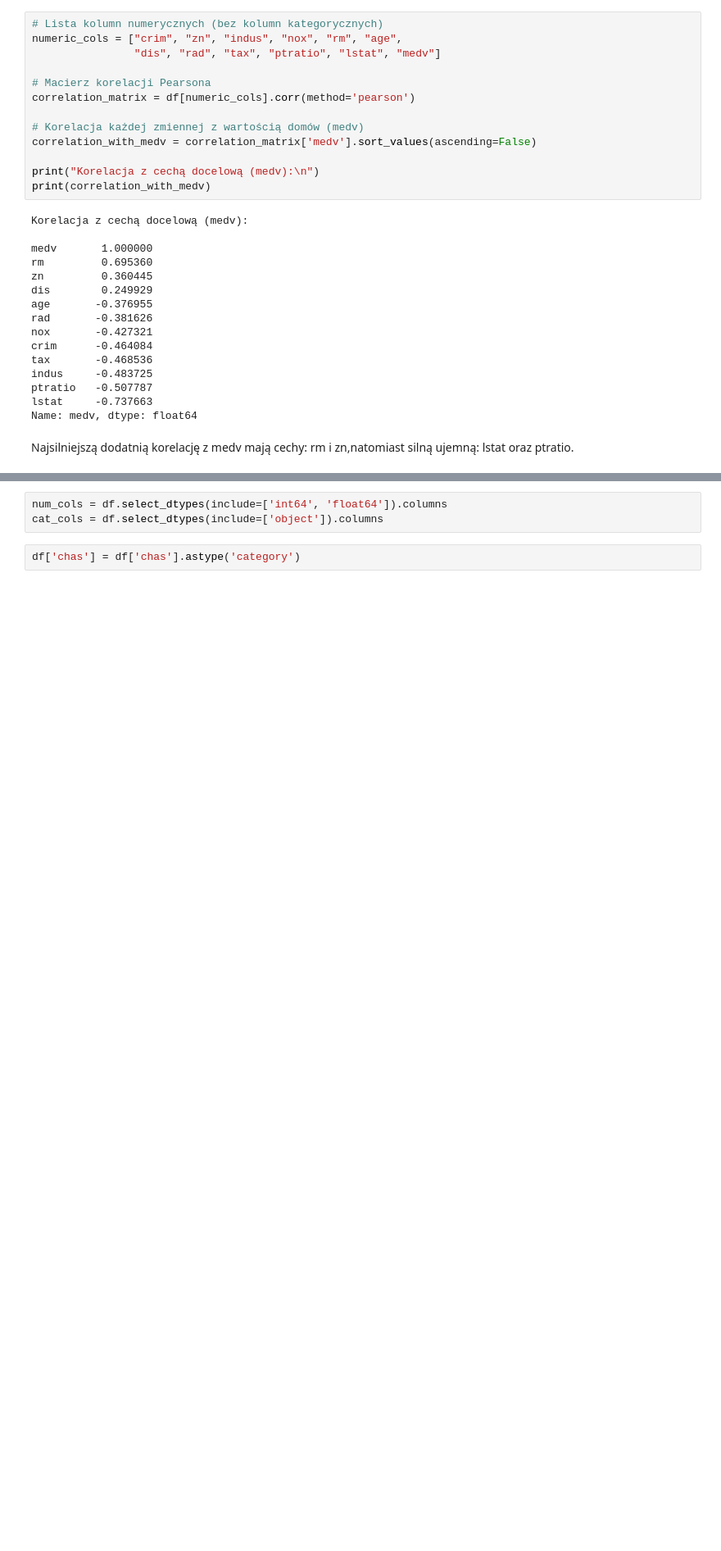
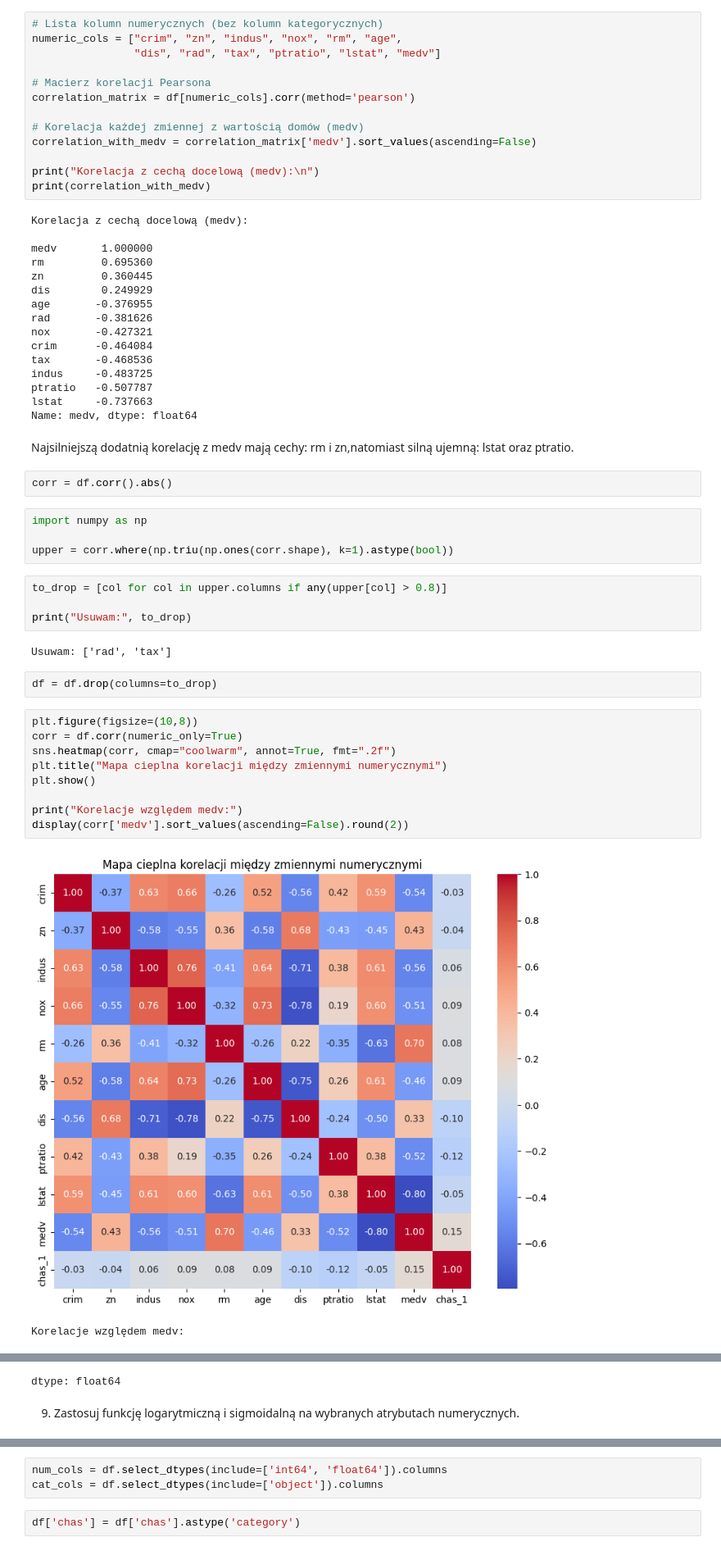
Before and after one commit to s26673/POSI_MON1, a Jupyter notebook: EWD_11_cwiczenia_4.ipynb, the cells around one changed output, grey strips where cells are left out. Shown at 82% size. Saved outputs shown, nothing was run; the diff lists cells and outputs as text; blank space fills up the shorter version.

```diff
--- a/EWD_11_cwiczenia_4.ipynb
+++ b/EWD_11_cwiczenia_4.ipynb
@@ -306,3 +359,29 @@ lstat     -0.737663
 Name: medv, dtype: float64
 # %% [markdown]
 Najsilniejszą dodatnią korelację z medv mają cechy: rm i zn,natomiast silną ujemną: lstat oraz ptratio.
+# %%
+corr = df.corr().abs()
+# %%
+import numpy as np
+
+upper = corr.where(np.triu(np.ones(corr.shape), k=1).astype(bool))
+# %%
+to_drop = [col for col in upper.columns if any(upper[col] > 0.8)]
+
+print("Usuwam:", to_drop)
+# %% [output]
+Usuwam: ['rad', 'tax']
+# %%
+df = df.drop(columns=to_drop)
+# %%
+plt.figure(figsize=(10,8))
+corr = df.corr(numeric_only=True)
+sns.heatmap(corr, cmap="coolwarm", annot=True, fmt=".2f")
+plt.title("Mapa cieplna korelacji między zmiennymi numerycznymi")
+plt.show()
+
+print("Korelacje względem medv:")
+display(corr['medv'].sort_values(ascending=False).round(2))
+# %% [output]
+[figure, added]
+Korelacje względem medv:
@@ -308,0 +400,3 @@ Najsilniejszą dodatnią korelację z medv mają cechy: rm i zn,natomiast silną
+dtype: float64
+# %% [markdown]
+9. Zastosuj funkcję logarytmiczną i sigmoidalną na wybranych atrybutach numerycznych.
```
Also changed, not shown: parts of 30 cells of this notebook.
